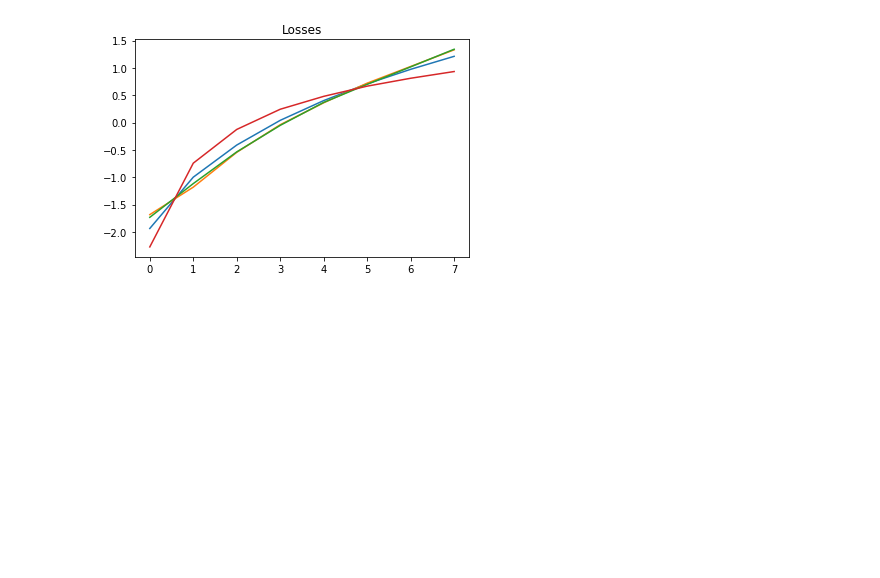
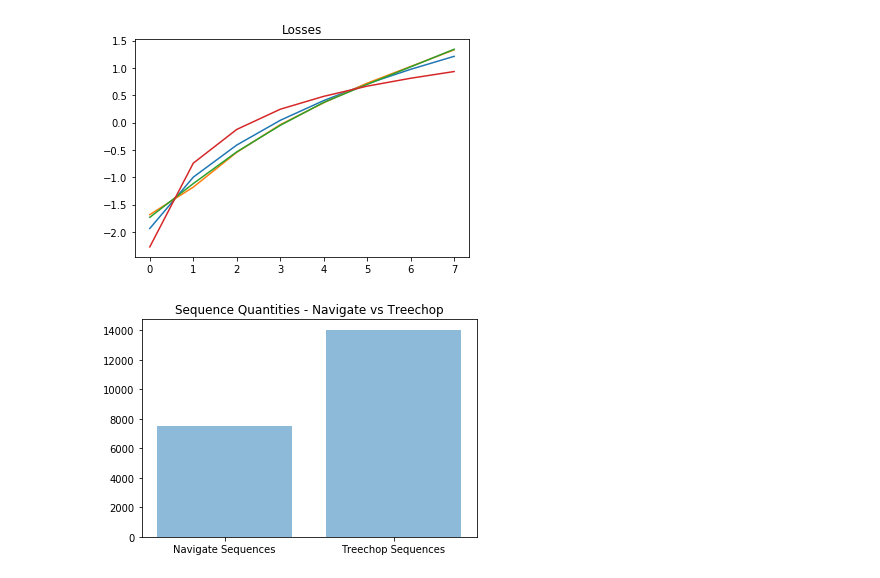
Before and after one commit to DaniellePotts/Masters-Dissertation, a Jupyter notebook: graphs/Data visualisations.ipynb, the cells around one changed output. Drawn from its saved outputs; the diff is of its cells as text; code cells hidden in the pictures; blank space fills up the shorter version.

Commit message:
action graphs

```diff
--- a/graphs/Data visualisations.ipynb
+++ b/graphs/Data visualisations.ipynb
@@ -94,3 +94,19 @@ plt.title('Losses')
 plt.show()
 # %% [output]
 [figure]
+# %%
+treechop_sequeces = 14053
+navigate_sequences = 7530
+# %%
+x = [navigate_sequences, treechop_sequeces]
+# %%
+objects = ('Navigate Sequences', 'Treechop Sequences')
+y_pos = np.arange(len(x))
+
+plt.bar(y_pos, x, align='center', alpha=0.5)
+plt.xticks(y_pos, objects)
+plt.title('Sequence Quantities - Navigate vs Treechop')
+
+plt.show()
+# %% [output]
+[figure, added]
```
